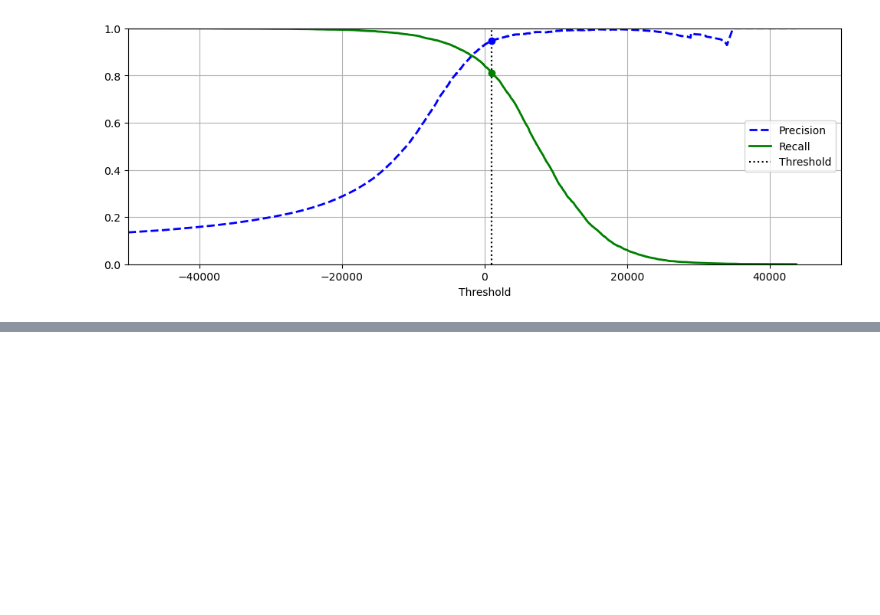
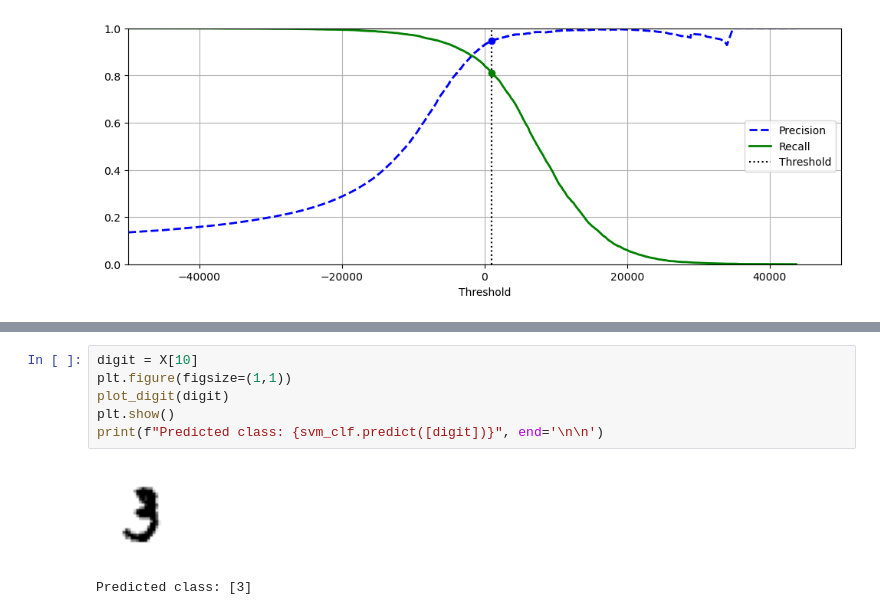
Before and after one commit to edmar-bevilaqua/data_science, a Jupyter notebook: MNIST/MNIST Classfication.ipynb, the cells around one changed output, grey strips where cells are left out. Drawn from its saved outputs; the diff is of its cells as text; blank space fills up the shorter version.

```diff
--- a/MNIST/MNIST Classfication.ipynb
+++ b/MNIST/MNIST Classfication.ipynb
@@ -537,0 +830,9 @@ plt.show()
+# %%
+digit = X[10]
+plt.figure(figsize=(1,1))
+plot_digit(digit)
+plt.show()
+print(f"Predicted class: {svm_clf.predict([digit])}", end='\n\n')
+# %% [output]
+[figure, added]
+Predicted class: [3]
```
Also changed, not shown: parts of 31 cells of this notebook.
